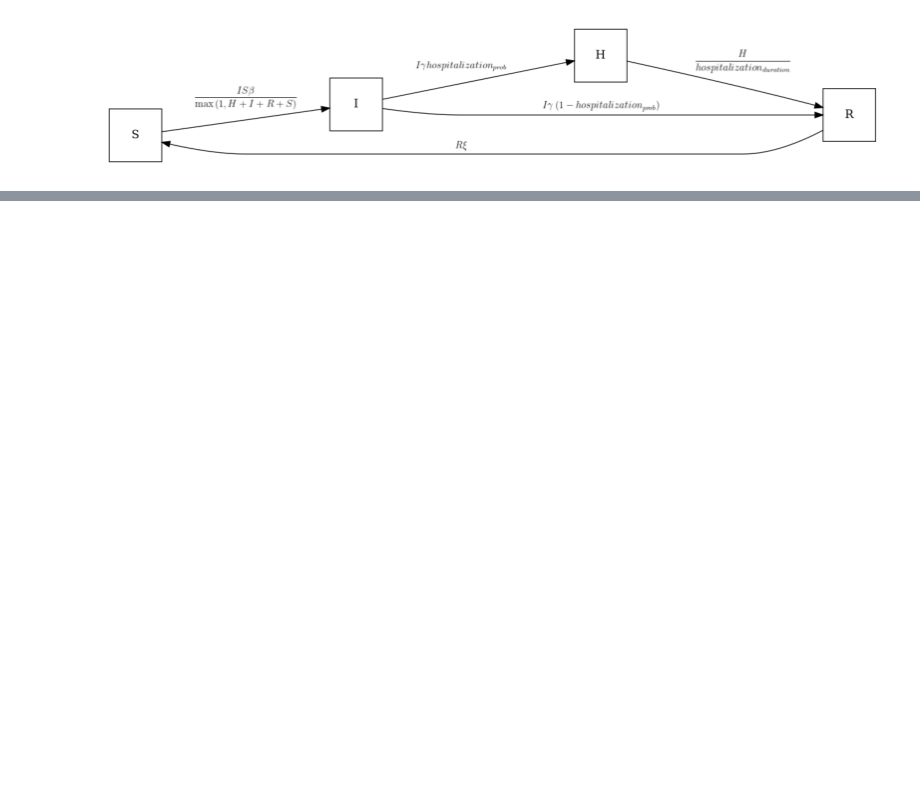
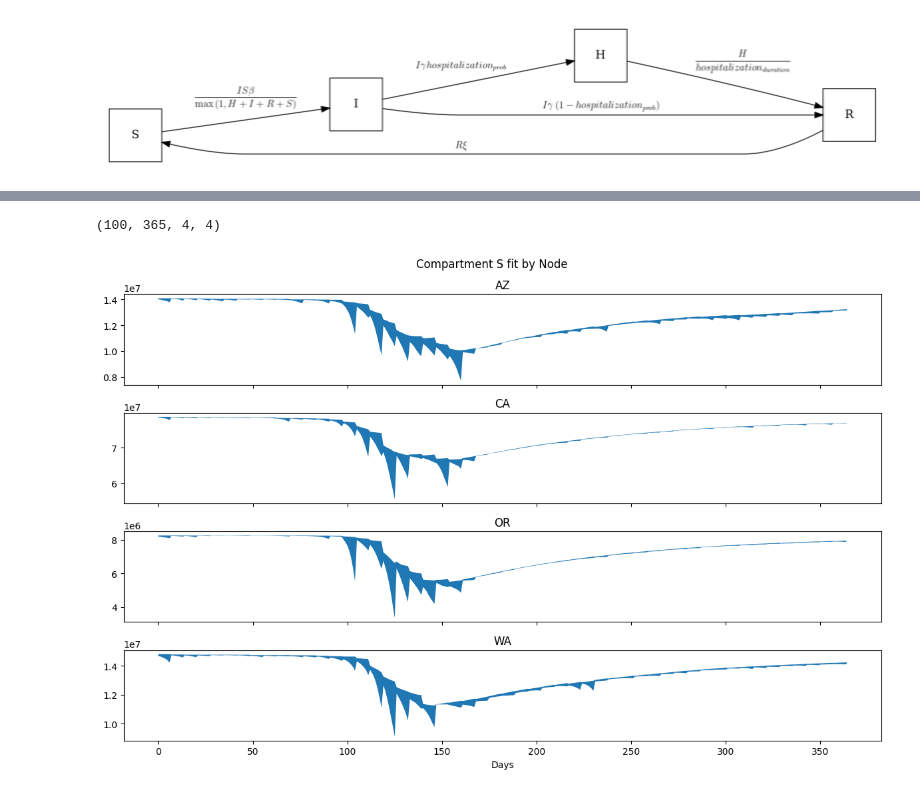
Before and after one commit to NAU-CCL/Epymorph, a Jupyter notebook: pf_vignettes/real_data.ipynb, the cells around one changed output, grey strips where cells are left out. Cells and saved outputs as stored; diff of their text form; code cells hidden in the pictures; blank space fills up the shorter version.

```diff
--- a/pf_vignettes/real_data.ipynb
+++ b/pf_vignettes/real_data.ipynb
@@ -200,0 +180,22 @@ fig.tight_layout()
+# %%
+'''(num_realizations, tau_steps*num_days, num_nodes, num_compartments)'''
+pf_states = particle_filter_output.compartments
+pf_states = pf_states.reshape(num_realizations,pf_rume.time_frame.duration_days,2,4,4).sum(axis = 2)
+print(pf_states.shape)
+# %% [output]
+(100, 365, 4, 4)
+# %%
+t_range = np.arange(pf_rume.time_frame.duration_days)
+
+fig,ax = plt.subplots(4,figsize = (12,8),sharex=True)
+
+plt.suptitle('Compartment S fit by Node')
+for node in range(pf_rume.scope.nodes):
+        upper = np.percentile(pf_states[:,:,node,0],97.5,axis = 0)
+        lower = np.percentile(pf_states[:,:,node,0],2.5,axis = 0)
+        ax[node].set_title(f'{pf_rume.scope.labels[node]}')
+        ax[node].fill_between(t_range,lower,upper)
+ax[-1].set_xlabel('Days')
+fig.tight_layout()
+# %% [output]
+[figure, added]
```
Also changed, not shown: parts of 9 cells of this notebook, 25 other files.
